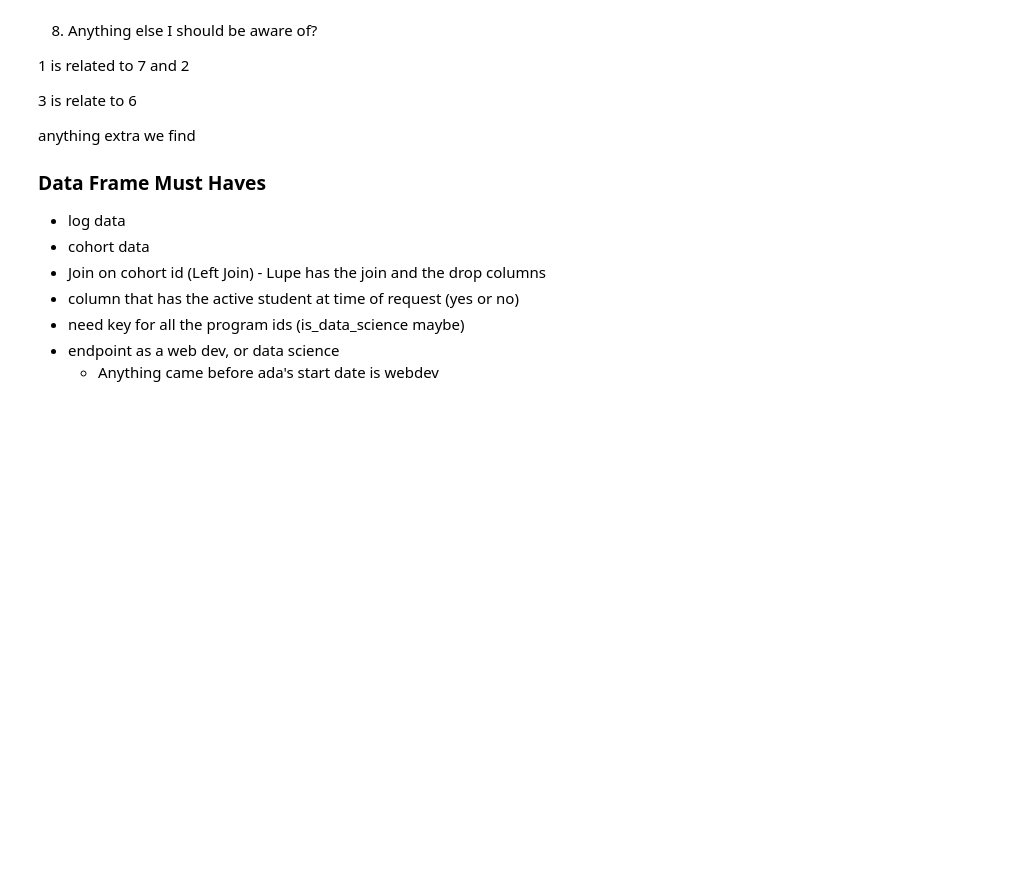
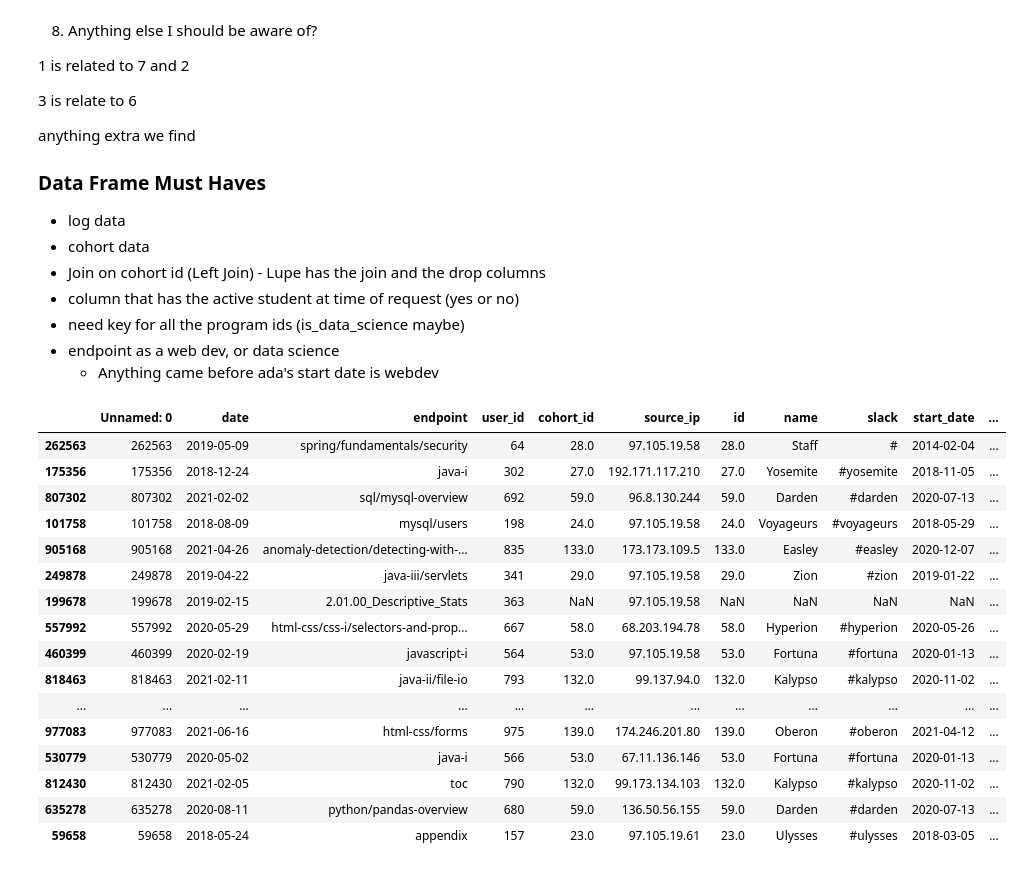
Before and after one commit to Florence-Team-8/anomaly-detection-project, a Jupyter notebook: acquire_prep_notebook.ipynb, the cells around one changed output. Cells and saved outputs as stored; diff of their text form; code cells hidden in the pictures; blank space fills up the shorter version.

```diff
--- a/acquire_prep_notebook.ipynb
+++ b/acquire_prep_notebook.ipynb
@@ -60,6 +61,6 @@ import os
 # %%
 ###################### Getting database Url ################
-def get_db_url(db_name, user=user, host=host, password=password):
+def get_db_url(db_name, user=username, host=host, password=password):
     """
         This helper function takes as default the user host and password from the env file.
         You must input the database name. It returns the appropriate URL to use in connecting to a database.
@@ -113,9 +114,31 @@ def prep(df):
     pages = df['endpoint'].resample('d').count()
     return pages
 # %%
-df = acquire_curriculum_logs()
+df = pd.read_csv('anonymized-curriculum-access.csv')
 # %%
 dbase = 'curriculum_logs'
 sqlquery = 'SELECT * FROM cohorts'
 
 cohorts = get_any_data(dbase, sqlquery)
+# %%
+log_df = df.merge(cohorts, how = 'left', left_on = 'cohort_id', right_on = 'id')
+# %%
+log_df.sample(50)
+# %% [output]
+|  | Unnamed: 0 | date | endpoint | user_id | cohort_id | source_ip | id | name | slack | start_date | ... |
+| 262563 | 262563 | 2019-05-09 | spring/fundamentals/security | 64 | 28.0 | 97.105.19.58 | 28.0 | Staff | # | 2014-02-04 | ... |
+| 175356 | 175356 | 2018-12-24 | java-i | 302 | 27.0 | 192.171.117.210 | 27.0 | Yosemite | #yosemite | 2018-11-05 | ... |
+| 807302 | 807302 | 2021-02-02 | sql/mysql-overview | 692 | 59.0 | 96.8.130.244 | 59.0 | Darden | #darden | 2020-07-13 | ... |
+| 101758 | 101758 | 2018-08-09 | mysql/users | 198 | 24.0 | 97.105.19.58 | 24.0 | Voyageurs | #voyageurs | 2018-05-29 | ... |
+| 905168 | 905168 | 2021-04-26 | anomaly-detection/detecting-with-... | 835 | 133.0 | 173.173.109.5 | 133.0 | Easley | #easley | 2020-12-07 | ... |
+| 249878 | 249878 | 2019-04-22 | java-iii/servlets | 341 | 29.0 | 97.105.19.58 | 29.0 | Zion | #zion | 2019-01-22 | ... |
+| 199678 | 199678 | 2019-02-15 | 2.01.00_Descriptive_Stats | 363 | NaN | 97.105.19.58 | NaN | NaN | NaN | NaN | ... |
+| 557992 | 557992 | 2020-05-29 | html-css/css-i/selectors-and-prop... | 667 | 58.0 | 68.203.194.78 | 58.0 | Hyperion | #hyperion | 2020-05-26 | ... |
+| 460399 | 460399 | 2020-02-19 | javascript-i | 564 | 53.0 | 97.105.19.58 | 53.0 | Fortuna | #fortuna | 2020-01-13 | ... |
+| 818463 | 818463 | 2021-02-11 | java-ii/file-io | 793 | 132.0 | 99.137.94.0 | 132.0 | Kalypso | #kalypso | 2020-11-02 | ... |
+| ... | ... | ... | ... | ... | ... | ... | ... | ... | ... | ... | ... |
+| 977083 | 977083 | 2021-06-16 | html-css/forms | 975 | 139.0 | 174.246.201.80 | 139.0 | Oberon | #oberon | 2021-04-12 | ... |
+| 530779 | 530779 | 2020-05-02 | java-i | 566 | 53.0 | 67.11.136.146 | 53.0 | Fortuna | #fortuna | 2020-01-13 | ... |
+| 812430 | 812430 | 2021-02-05 | toc | 790 | 132.0 | 99.173.134.103 | 132.0 | Kalypso | #kalypso | 2020-11-02 | ... |
+| 635278 | 635278 | 2020-08-11 | python/pandas-overview | 680 | 59.0 | 136.50.56.155 | 59.0 | Darden | #darden | 2020-07-13 | ... |
+| 59658 | 59658 | 2018-05-24 | appendix | 157 | 23.0 | 97.105.19.61 | 23.0 | Ulysses | #ulysses | 2018-03-05 | ... |
```
Also changed, not shown: parts of 18 cells of this notebook, 1 other file.
